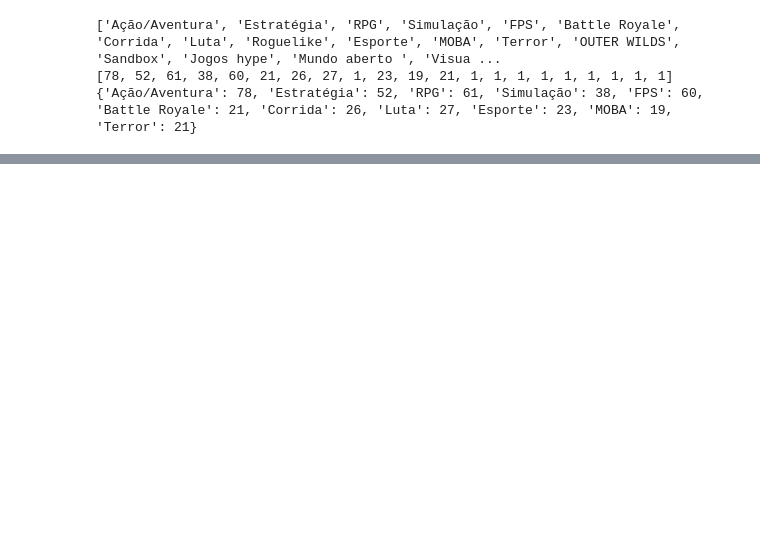
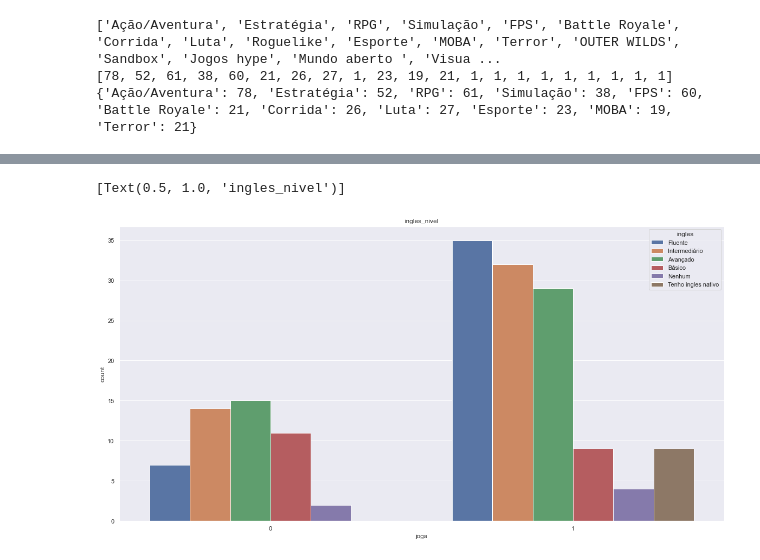
Before and after one commit to EnricoGia/ProjetosEmGrupo, a Jupyter notebook: Estatistica/ProjSemestral/ESTATISTICA_PESQUISA/Estatistica.ipynb, the cells around one changed output, grey strips where cells are left out. Cells and saved outputs as stored; diff of their text form; code cells hidden in the pictures; blank space fills up the shorter version.

```diff
--- a/Estatistica/ProjSemestral/ESTATISTICA_PESQUISA/Estatistica.ipynb
+++ b/Estatistica/ProjSemestral/ESTATISTICA_PESQUISA/Estatistica.ipynb
@@ -498,0 +602,5 @@ sns.countplot(x='quant_jogos', data=Emprego, hue='ocupacao').set(title='Quant_as
+# %%
+sns.countplot(x='joga', data=data, hue='ingles').set(title='ingles_nivel')
+# %% [output]
+[Text(0.5, 1.0, 'ingles_nivel')]
+[figure, added]
```
Also changed, not shown: parts of 51 cells of this notebook, 1 other file.
